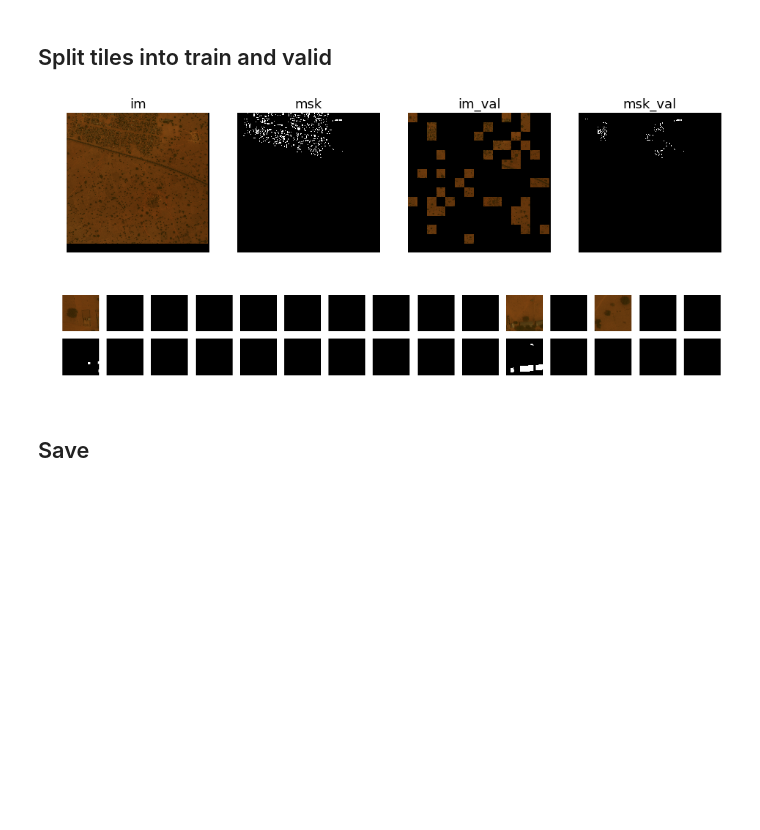
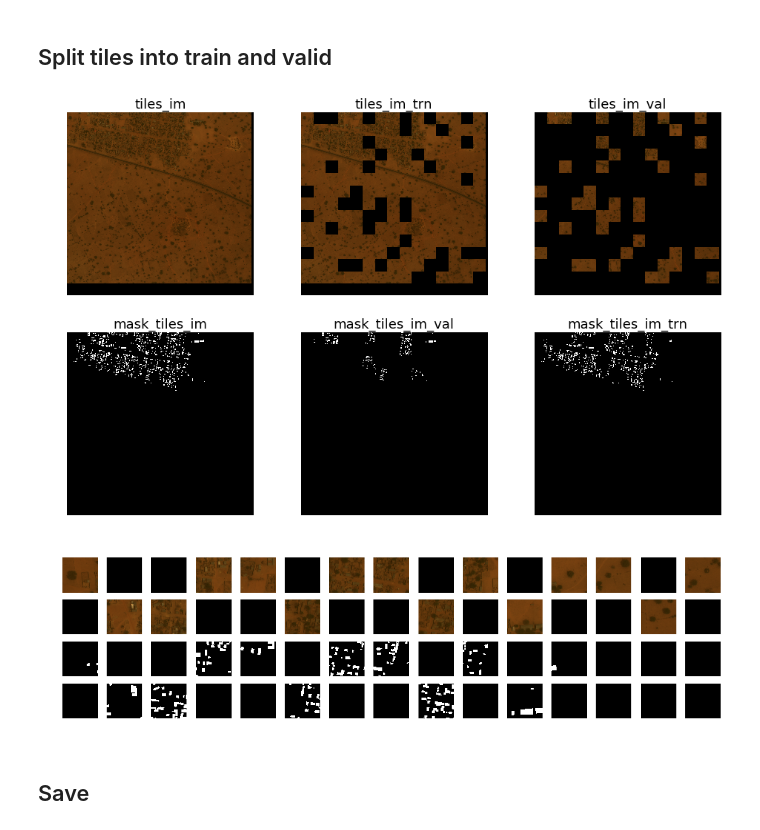
Before and after one commit to MattKleinsmith/satellite, a Jupyter notebook: dstl/nbs/data-wrangling--visualization.ipynb, the cells around one changed output. Drawn from its saved outputs; the diff is of its cells as text; code cells hidden in the pictures; blank space fills up the shorter version.

Commit message:
Improve data wrangling visualization plots

```diff
--- a/dstl/nbs/data-wrangling--visualization.ipynb
+++ b/dstl/nbs/data-wrangling--visualization.ipynb
@@ -370,25 +370,35 @@ assert len(indices_val) == int(len(indices) * VALID_PORTION)
 # %%
 # Get tiles
 tiles_trn = [tiles[i] for i in indices_trn]
 mask_tiles_trn = [mask_tiles[i] for i in indices_trn]
 tiles_val = [tiles[i] for i in indices_val]
 mask_tiles_val = [mask_tiles[i] for i in indices_val]
 
 
 # Print and plot to test
 tiles_im = tiles2im(tiles, h, w)
+tiles_with_blanks_trn = subset_tiles_with_blanks(tiles, indices_trn)
+tiles_im_trn = tiles2im(tiles_with_blanks_trn, h, w)
 tiles_with_blanks_val = subset_tiles_with_blanks(tiles, indices_val)
 tiles_im_val = tiles2im(tiles_with_blanks_val, h, w)
 mask_tiles_im = tiles2im(mask_tiles, h, w)
+mask_tiles_with_blanks_trn = subset_tiles_with_blanks(mask_tiles, indices_trn)
+mask_tiles_im_trn = tiles2im(mask_tiles_with_blanks_trn, h, w)
 mask_tiles_with_blanks_val = subset_tiles_with_blanks(mask_tiles, indices_val)
 mask_tiles_im_val = tiles2im(mask_tiles_with_blanks_val, h, w)
-imgs = [tiles_im, mask_tiles_im, tiles_im_val, mask_tiles_im_val]
-plot(imgs, c=len(imgs), f=16, t=['im', 'msk', 'im_val', 'msk_val']); plt.show()
-imgs = tiles_with_blanks_val[:tiles_per_row] + mask_tiles_with_blanks_val[:tiles_per_row]
-plot(imgs, c=tiles_per_row, r=2, f=(16, 2))
+imgs = [tiles_im, tiles_im_trn, tiles_im_val,
+        mask_tiles_im, mask_tiles_im_val, mask_tiles_im_trn]
+plot(imgs, c=len(imgs)//2, r=2, f=(16, 10),
+     t=['tiles_im', 'tiles_im_trn', 'tiles_im_val',
+        'mask_tiles_im', 'mask_tiles_im_val', 'mask_tiles_im_trn']);plt.show()
+imgs = tiles_with_blanks_trn[:tiles_per_row] + \
+       tiles_with_blanks_val[:tiles_per_row] + \
+       mask_tiles_with_blanks_trn[:tiles_per_row] + \
+        mask_tiles_with_blanks_val[:tiles_per_row]
+plot(imgs, c=tiles_per_row, r=4, f=(16, 4))
 # %% [output]
-[figure, old version]
+[figure, new version]
-[figure, old version]
+[figure, new version]
 # %% [markdown]
 ## Save
 # %%
```
Also changed, not shown: parts of 2 cells of this notebook, 1 other file.
